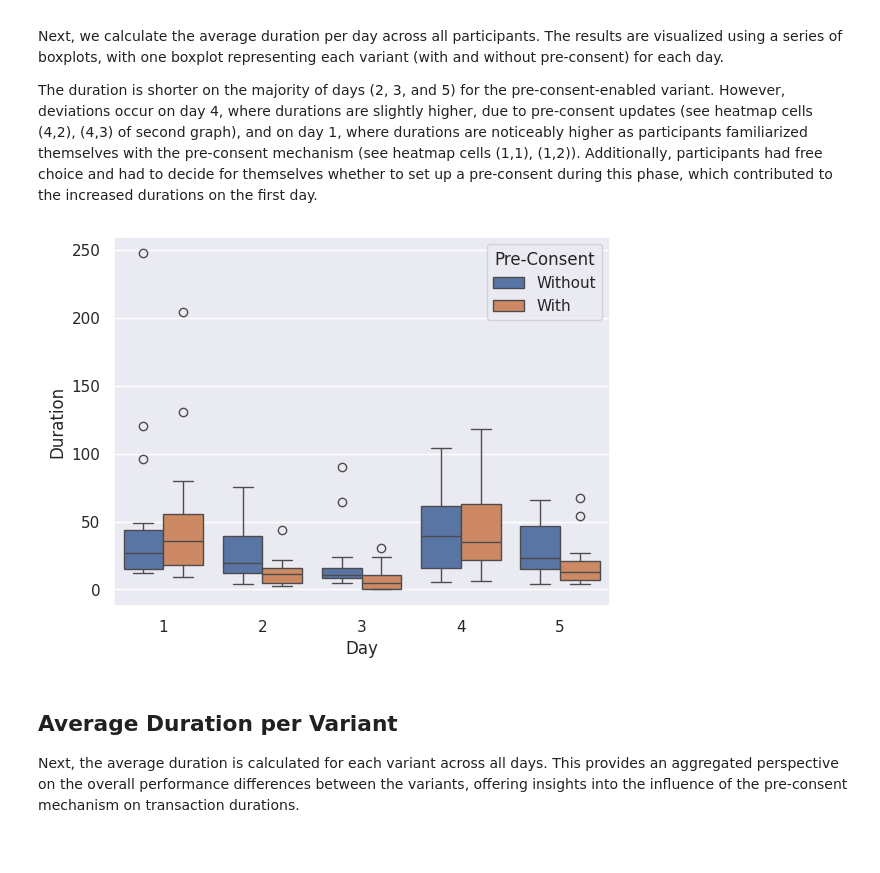
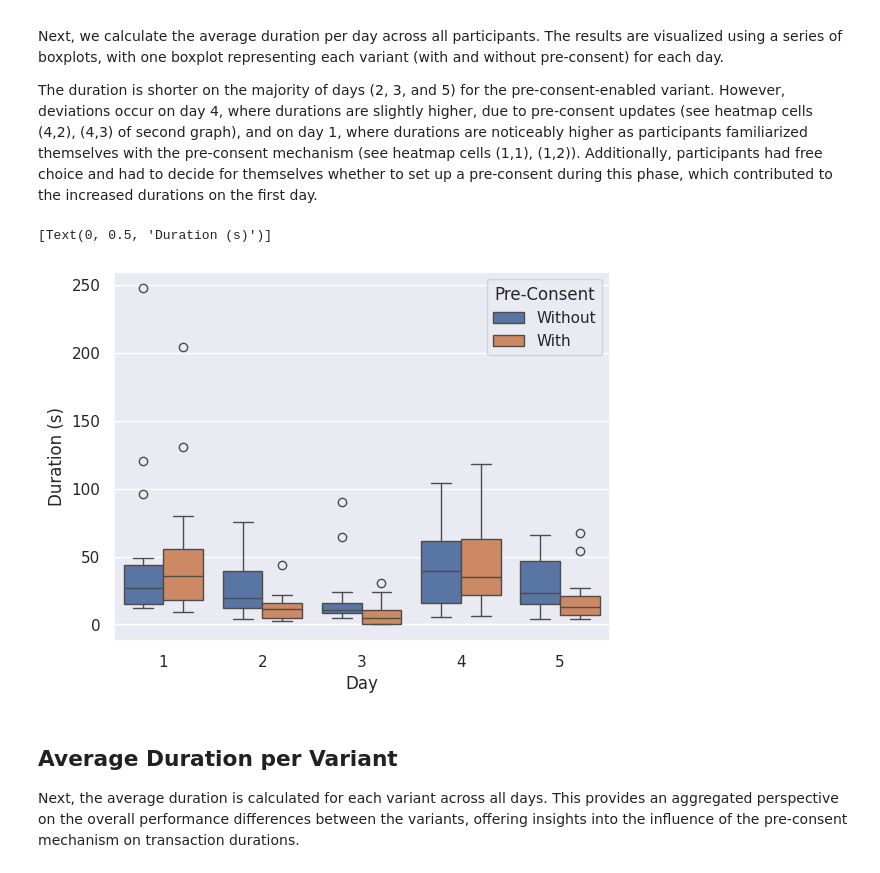
Before and after one commit to simon-lund/masterthesis_evaluation, a Jupyter notebook: efficiency.ipynb, the cells around one changed output. Drawn from its saved outputs; the diff is of its cells as text; code cells hidden in the pictures.

```diff
--- a/efficiency.ipynb
+++ b/efficiency.ipynb
@@ -169,13 +169,16 @@ Additionally, participants had free choice and had to decide for themselves whet
 # %%
 ax = sns.boxplot(
     data=duration_per_day.reset_index(),
     x='Day',
     y='Duration',
     hue='Pre-Consent',
     hue_order=['Without', 'With']
 )
+
+ax.set(ylabel="Duration (s)")
 # %% [output]
+[Text(0, 0.5, 'Duration (s)')]
-[figure, old version]
+[figure, new version]
 # %% [markdown]
 ## Average Duration per Variant
 Next, the average duration is calculated for each variant across all days.
```
Also changed, not shown: parts of 4 cells of this notebook.
